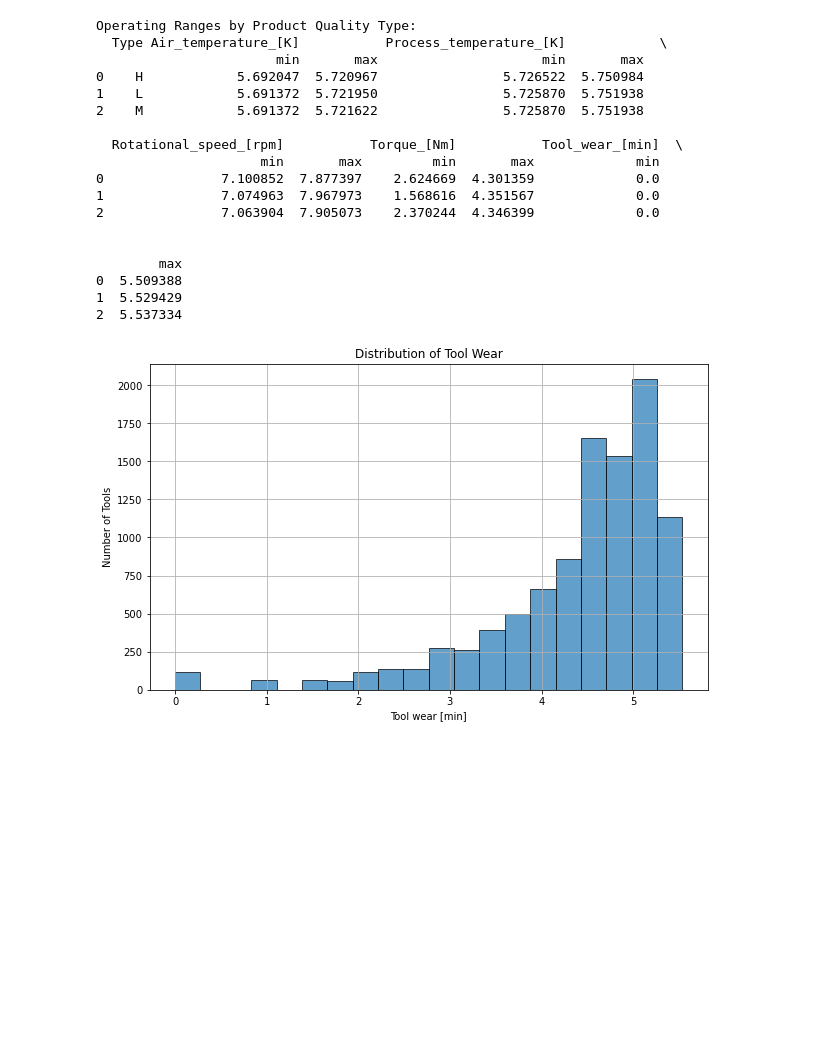
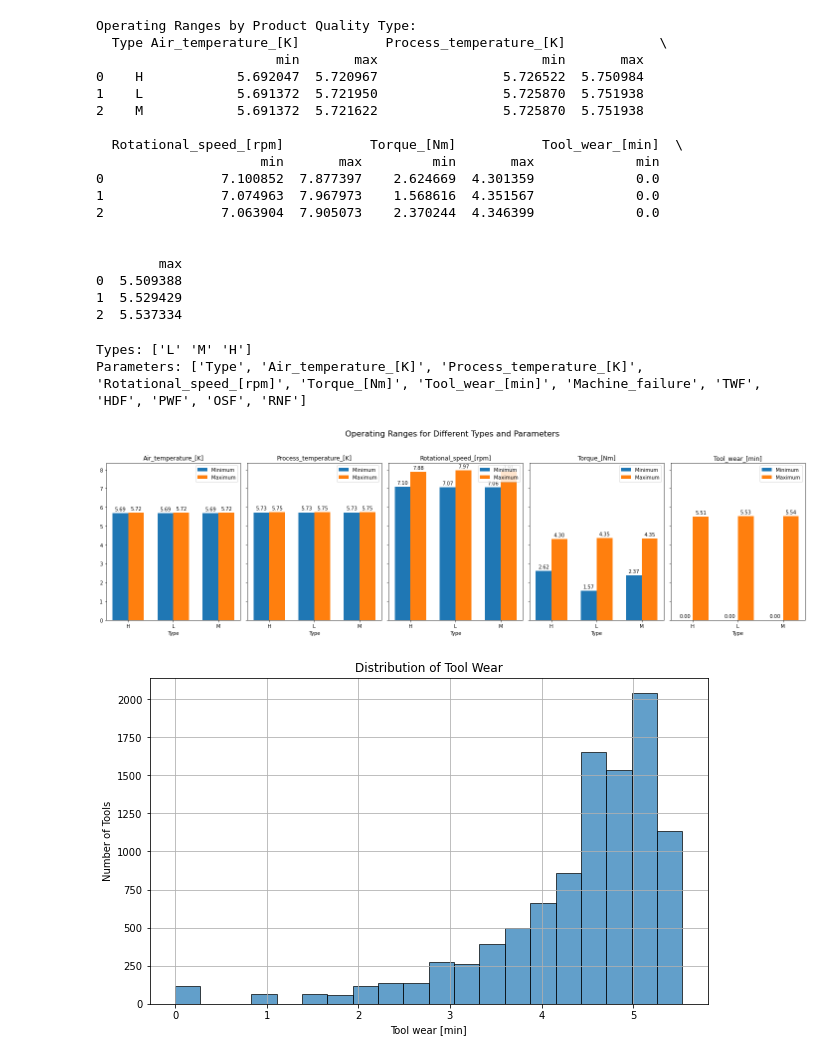
Before and after one commit to shima-maleki/exploratory-data-analysis---the-manufacturing-process363, a Jupyter notebook: analysis_and_visualisation.ipynb, the cells around one changed output. Drawn from its saved outputs; the diff is of its cells as text; code cells hidden in the pictures; blank space fills up the shorter version.

```diff
--- a/analysis_and_visualisation.ipynb
+++ b/analysis_and_visualisation.ipynb
@@ -112,6 +131,75 @@ Operating Ranges by Product Quality Type:
 0  5.509388
 1  5.529429
 2  5.537334
+# %%
+# Extract unique types
+types = df['Type'].unique()
+print("Types:", types)
+
+# Extract parameters by taking the unique first elements of the MultiIndex, excluding 'Type'
+parameters = list(df.columns.get_level_values(0))
+# parameters.remove('Type')
+print("Parameters:", parameters)
+# %% [output]
+Types: ['L' 'M' 'H']
+Parameters: ['Type', 'Air_temperature_[K]', 'Process_temperature_[K]', 'Rotational_speed_[rpm]', 'Torque_[Nm]', 'Tool_wear_[min]', 'Machine_failure', 'TWF', 'HDF', 'PWF', 'OSF', 'RNF']
+# %%
+import matplotlib.pyplot as plt
+import numpy as np
+
+# Data for the plot
+types = ['H', 'L', 'M']
+parameters = ["Air_temperature_[K]", "Process_temperature_[K]", "Rotational_speed_[rpm]", "Torque_[Nm]", "Tool_wear_[min]"]
+
+# Minimum and maximum values for each type and parameter
+min_values = [
+    [5.692047, 5.726522, 7.100852, 2.624669, 0.0],  # H
+    [5.691372, 5.725870, 7.074963, 1.568616, 0.0],  # L
+    [5.691372, 5.725870, 7.063904, 2.370244, 0.0]   # M
+]
+max_values = [
+    [5.720967, 5.750984, 7.877397, 4.301359, 5.509388],  # H
+    [5.721950, 5.751938, 7.967973, 4.351567, 5.529429],  # L
+    [5.721622, 5.751938, 7.905073, 4.346399, 5.537334]   # M
+]
+
+# Creating the plot
+fig, axes = plt.subplots(1, len(parameters), figsize=(20, 6), sharey=True)
+fig.suptitle('Operating Ranges for Different Types and Parameters', fontsize=16)
+
+for i, param in enumerate(parameters):
+    x = np.arange(len(types))  # the label locations
+    width = 0.35  # the width of the bars
+
+    axes[i].bar(x - width/2, [min_values[j][i] for j in range(len(types))], width, label='Minimum')
+    axes[i].bar(x + width/2, [max_values[j][i] for j in range(len(types))], width, label='Maximum')
+
+    axes[i].set_xlabel('Type')
+    axes[i].set_title(param)
+    axes[i].set_xticks(x)
+    axes[i].set_xticklabels(types)
+    axes[i].legend()
+
+# Adding value labels on the bars
+def add_labels(rects, ax):
+    for rect in rects:
+        height = rect.get_height()
+        ax.annotate(f'{height:.2f}',
+                    xy=(rect.get_x() + rect.get_width() / 2, height),
+                    xytext=(0, 3),  # 3 points vertical offset
+                    textcoords="offset points",
+                    ha='center', va='bottom')
+
+for ax in axes:
+    rects1 = ax.patches[:len(types)]
+    rects2 = ax.patches[len(types):]
+    add_labels(rects1, ax)
+    add_labels(rects2, ax)
+
+fig.tight_layout(rect=[0, 0, 1, 0.95])
+plt.show()
+# %% [output]
+[figure, added]
 # %%
 import matplotlib.pyplot as plt
 
```
Also changed, not shown: parts of 3 cells of this notebook, 4 other files.
